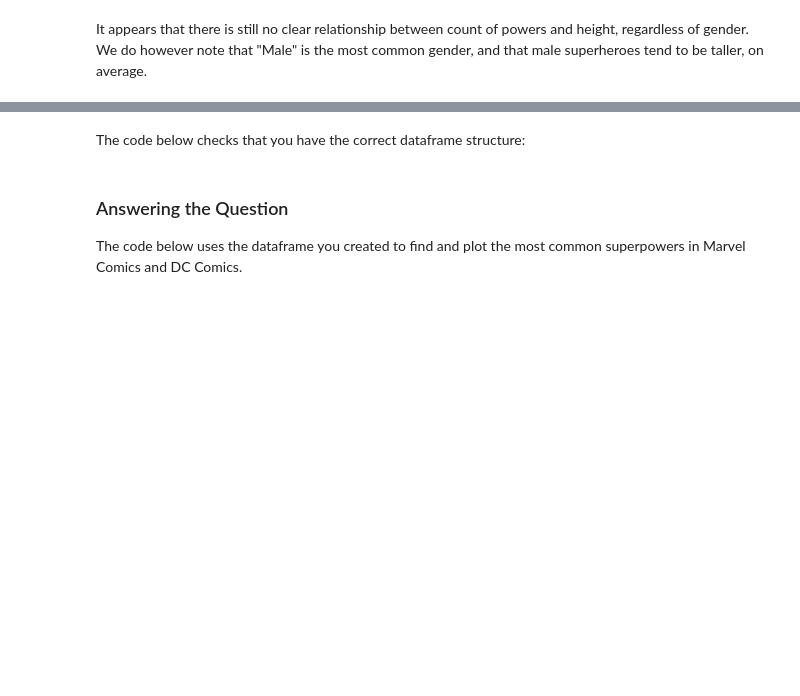
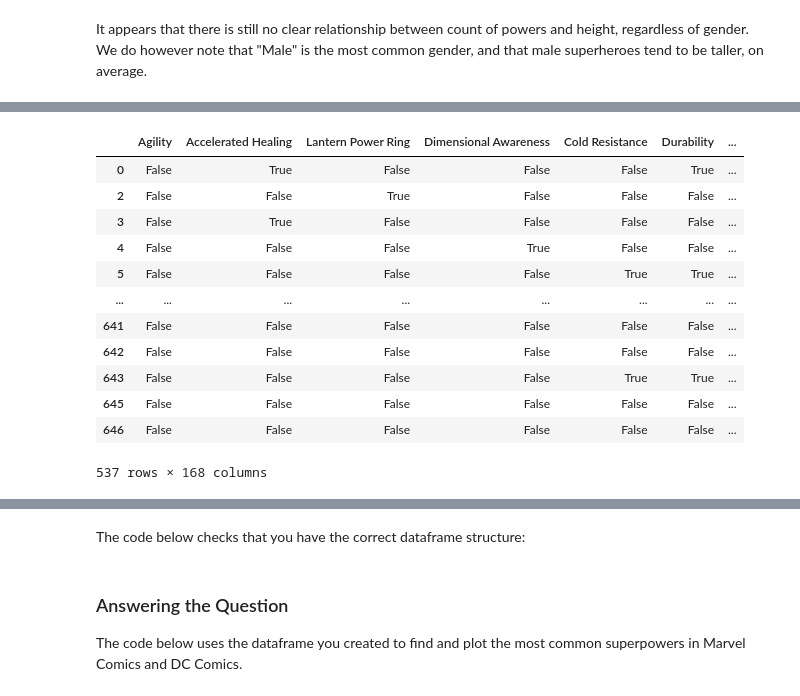
Before and after one commit to eric8395/dsc-pandas-data-cleaning-lab, a Jupyter notebook: index.ipynb, the cells around one changed output, grey strips where cells are left out. Saved outputs shown, nothing was run; the diff lists cells and outputs as text; code cells hidden in the pictures; blank space fills up the shorter version.

```diff
--- a/index.ipynb
+++ b/index.ipynb
@@ -451,0 +699,29 @@ Don't worry if the rows or columns are in a different order, all that matters is
+# %%
+# Your code here (create more cells as needed)
+# make a copy of the heroes and powers df and set equal to question 3 df
+question_3_df = heroes_and_powers_df.copy()
+
+# take only the Publisher column with values Marvel and DC
+question_3_df = heroes_and_powers_df[(heroes_and_powers_df['Publisher'] == "Marvel Comics") | (heroes_and_powers_df['Publisher'] == "DC Comics")]
+# %%
+# need all the column names for powers
+list_of_powers = list(powers_df.index)
+list_of_powers.append('Publisher')
+# %%
+# modify the df with just column names of powers
+question_3_df = question_3_df[list_of_powers]
+question_3_df
+# %% [output]
+|  | Agility | Accelerated Healing | Lantern Power Ring | Dimensional Awareness | Cold Resistance | Durability | ... |
+| 0 | False | True | False | False | False | True | ... |
+| 2 | False | False | True | False | False | False | ... |
+| 3 | False | True | False | False | False | False | ... |
+| 4 | False | False | False | True | False | False | ... |
+| 5 | False | False | False | False | True | True | ... |
+| ... | ... | ... | ... | ... | ... | ... | ... |
+| 641 | False | False | False | False | False | False | ... |
+| 642 | False | False | False | False | False | False | ... |
+| 643 | False | False | False | False | True | True | ... |
+| 645 | False | False | False | False | False | False | ... |
+| 646 | False | False | False | False | False | False | ... |
+537 rows × 168 columns
```
Also changed, not shown: parts of 47 cells of this notebook.
